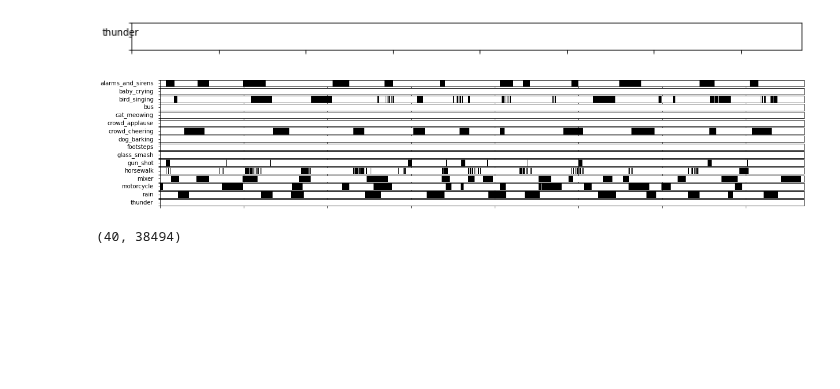
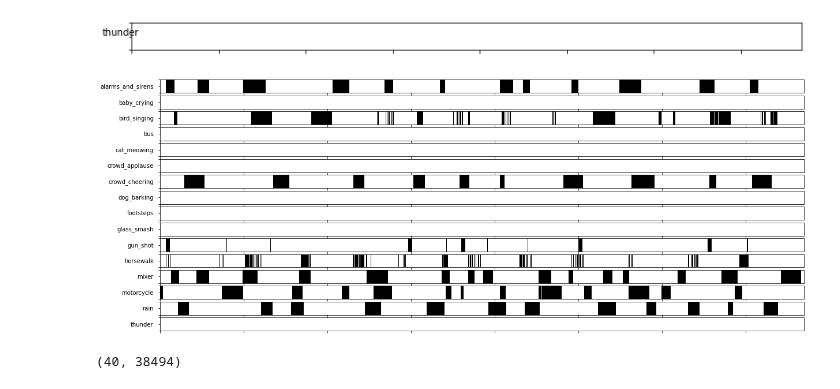
Before and after one commit to Prinzivalle/Sound-Event-Detection, a Jupyter notebook: Notebook/MFCC_labels_image.ipynb, the cells around one changed output. Drawn from its saved outputs; the diff is of its cells as text; code cells hidden in the pictures; blank space fills up the shorter version.

```diff
--- a/Notebook/MFCC_labels_image.ipynb
+++ b/Notebook/MFCC_labels_image.ipynb
@@ -181,33 +181,54 @@ Bbox(x0=0.1, y0=0.1, x1=0.6, y1=0.2)
 Bbox(x0=0.1, y0=0.1, x1=0.6, y1=0.2)
 [figure]
 # %%
-fig, ax = plt.subplots(16,figsize=(20, 4), sharex=True)
+fig, ax = plt.subplots(16,figsize=(20, 8), sharex=True)
 #fig.suptitle('Vertically stacked subplots')
+
+label_switch = {0: "alarms_and_sirens",
+                1:"baby_crying",
+                2:"bird_singing",
+                3:"bus",
+                4:"cat_meowing",
+                5:"crowd_applause",
+                6:"crowd_cheering",
+                7:"dog_barking",
+                8:"footsteps",
+                9:"glass_smash",
+                10:"gun_shot",
+                11:"horsewalk",
+                12:"mixer",
+                13:"motorcycle",
+                14:"rain",
+                15:"thunder",
+}
+
+barprops = dict(aspect='auto', cmap='binary', interpolation='nearest')
+
 
 for i in range(16):
 
     y = single_labels[i]
 
     #print(y.shape)
     #print(y)
 
     # create a figure
-    #fig = plt.figure(figsize=(20, 4))
+    #fig = plt.figure(figsize=(20, 6))
 
     # horizontal axis
     #ax = fig.add_axes([0.1, 0.1, 0.5, 0.1])
     ax[i].set_ylabel(label_switch[i], rotation='horizontal',horizontalalignment='right',verticalalignment='center')
     #ax.set_frame_on(True)
     #ax.set_axis_off()
     #print(ax.get_position())
 
     # Turn off tick labels
     ax[i].set_yticklabels([])
     ax[i].set_xticklabels([])
 
     ax[i].imshow(y.reshape((1, -1)), **barprops)
 # %% [output]
-[figure, old version]
+[figure, new version]
 # %%
 ms.shape
 # %% [output]
```
